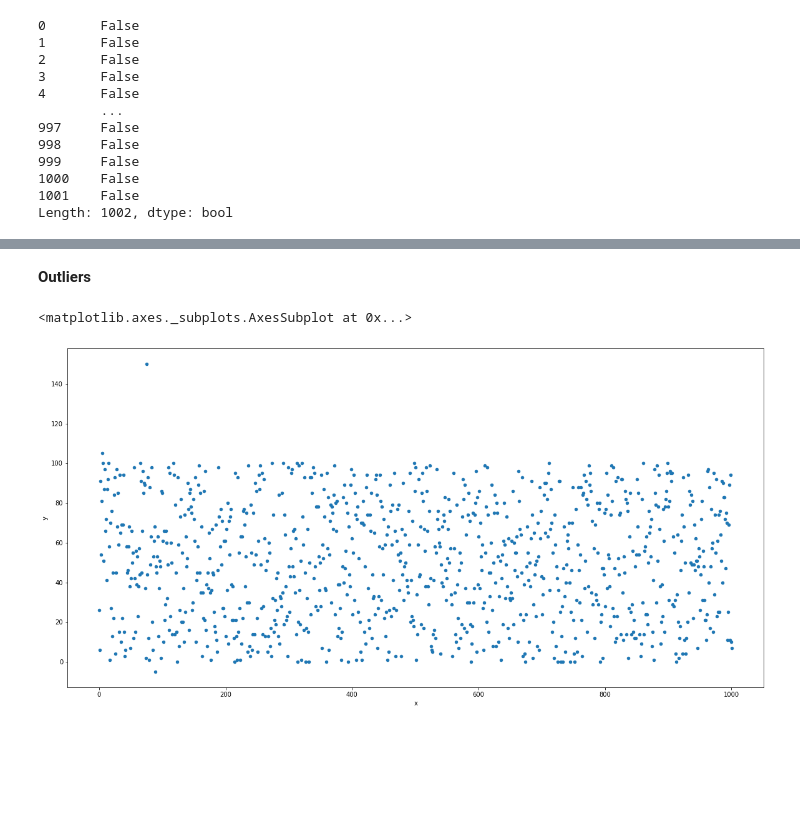
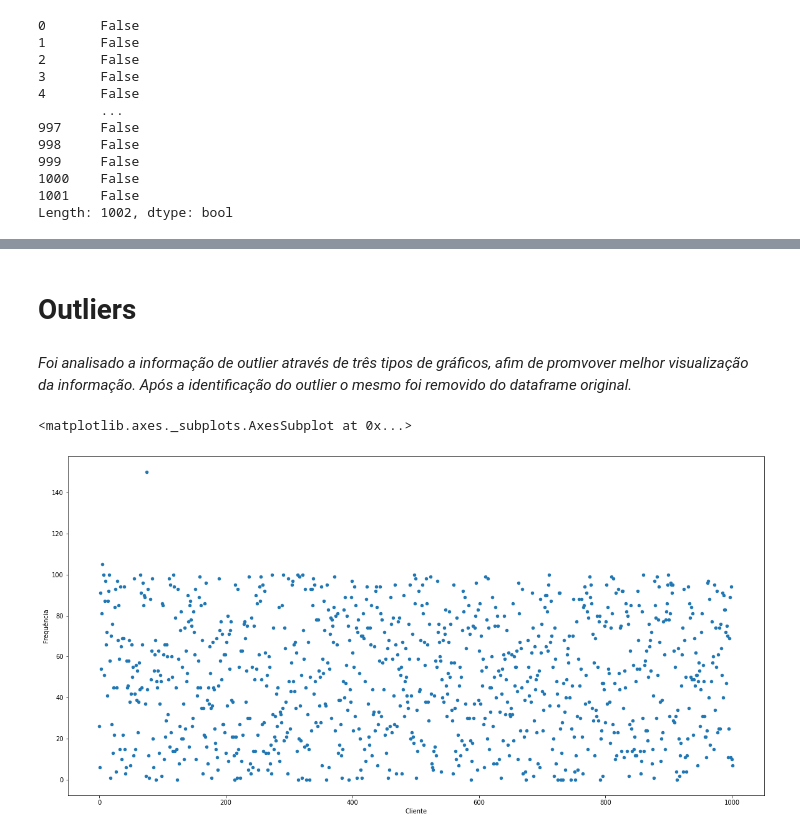
Before and after one commit to AlexsonT/Prog_DS2_Growdev, a Jupyter notebook: exercicios_aula_03.ipynb, the cells around one changed output, grey strips where cells are left out. Saved outputs shown, nothing was run; the diff lists cells and outputs as text; code cells hidden in the pictures; blank space fills up the shorter version.

```diff
--- a/exercicios_aula_03.ipynb
+++ b/exercicios_aula_03.ipynb
@@ -120,7 +121,7 @@ df.rename(columns = {'cliente_idade':'cliente_idade_2'}, inplace = True) #altern
 # %%
 df['cliente_idade'] = df.cliente_idade_2.str.split(' ').str.get(0) #criando nova coluna retirando a palavra anos.
 # %%
-df = df[['cliente_nome_completo',	'cliente_cpf',	'cliente_idade',	'cliente_frequencia_compra',	'cliente_nome',	'cliente_sobrenome']]
+df = df[['cliente_nome_completo',	'cliente_cpf',	'cliente_idade',	'cliente_frequencia_compra']] # ordenadno e extraindo as colunas('cliente_nome',	'cliente_sobrenome').
 # %%
 df['cliente_idade'] = pd.to_numeric(df['cliente_idade']) #alterando a coluna com idade par o tipo int64.
 df['cliente_idade'] = df['cliente_idade'].astype(np.int16) # reduzindo o tamanho dos dados da coluna.
@@ -150,0 +160,2 @@ df.head()
+# %%
+df['cliente_frequencia_compra'] = df['cliente_frequencia_compra'].replace(-5 , 0)
@@ -150,0 +170,3 @@ df.head()
+# %%
+df.fillna(0, inplace=True) #alterando os valores faltantes para '0'.
+df.info()
@@ -151,12 +185,14 @@ df.head()
 # %% [markdown]
- **Outliers**
+# **Outliers**
+# %% [markdown]
+*Foi analisado a informação de outlier através de três tipos de gráficos, afim de promvover melhor visualização da informação. Após a identificação do outlier o mesmo foi removido do dataframe original.*
 # %%
 y = df['cliente_frequencia_compra']
 x = pd.Series(list(range(y.shape[0])))
 
-new_df = pd.DataFrame({'x': x, 'y': y})
+new_df = pd.DataFrame({'Cliente': x, 'Frequência' : y})
 
-new_df.plot(x='x',y='y',kind='scatter',figsize=(20, 10))
+new_df.plot(x = 'Cliente', y ='Frequência', kind='scatter', figsize=(20, 10))
 # %% [output]
 <matplotlib.axes._subplots.AxesSubplot at 0x...>
-[figure, old version]
+[figure, new version]
```
Also changed, not shown: parts of 22 cells of this notebook.
